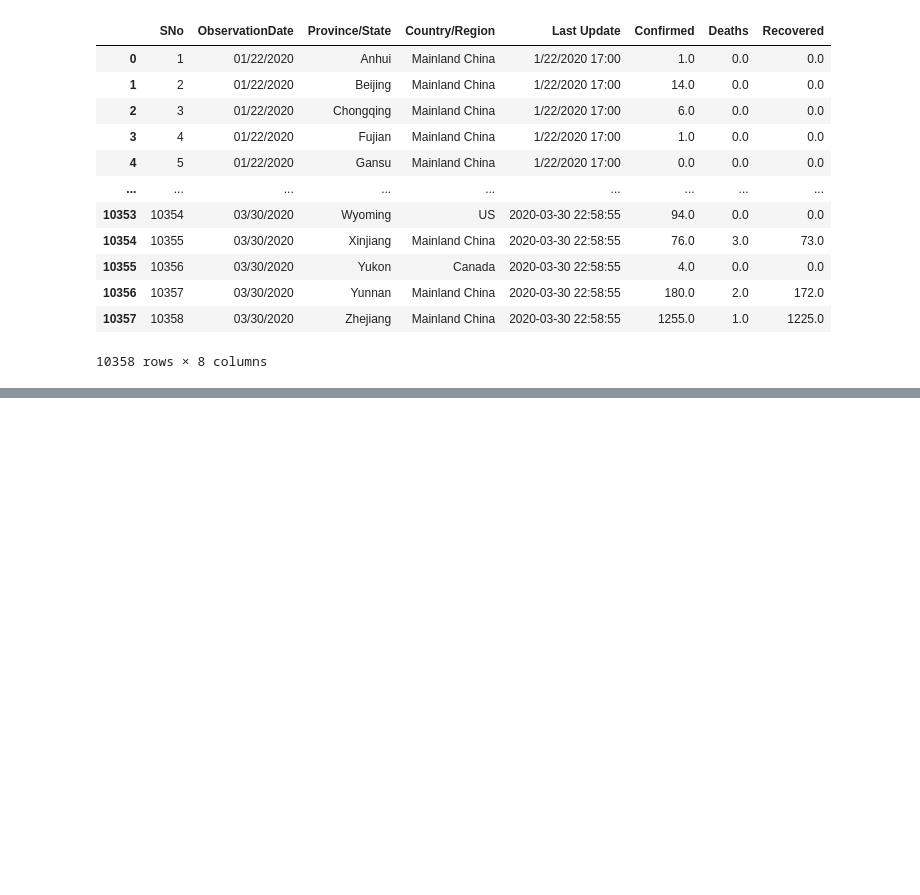
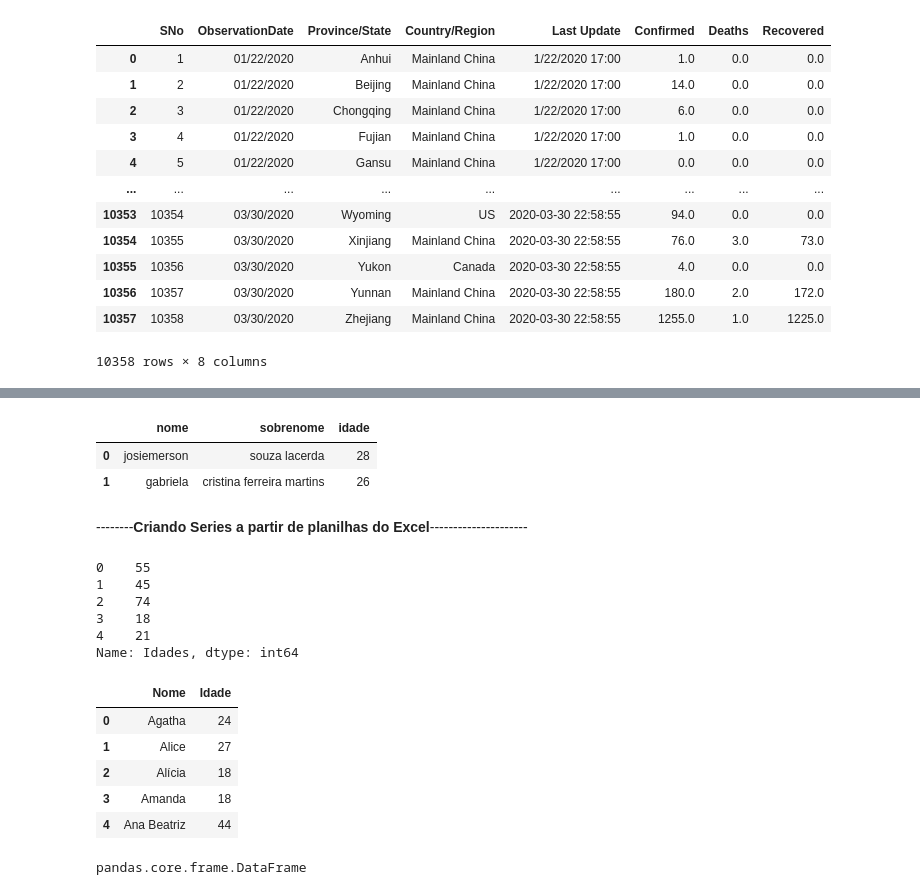
Before and after one commit to josiemerson/learning_python, a Jupyter notebook: Testes_Unidade_3_and_4_Python.ipynb, the cells around one changed output, grey strips where cells are left out. Cells and saved outputs as stored; diff of their text form; code cells hidden in the pictures; blank space fills up the shorter version.

```diff
--- a/Testes_Unidade_3_and_4_Python.ipynb
+++ b/Testes_Unidade_3_and_4_Python.ipynb
@@ -156,0 +374,37 @@ df
+# %%
+#idadescsv4 = pd.read_csv("https://raw.githubusercontent.com/josiemerson/learning_python/master/idades.csv", index_col = 1, squeeze= True)
+idadescsv4 = pd.read_csv("https://raw.githubusercontent.com/josiemerson/learning_python/master/Teste.csv", sep=';')
+idadescsv4.head() # retorna erro list index out of range Pois não existe o index_col = 1
+# %% [output]
+|  | nome | sobrenome | idade |
+| 0 | josiemerson | souza lacerda | 28 |
+| 1 | gabriela | cristina ferreira martins | 26 |
+# %% [markdown]
+--------**Criando Series a partir de planilhas do Excel**---------------------
+# %%
+## OBs: Não esqueça se o arquivo tiver 1 dimensão e você não passar squeeze = True o type do objeto será DataFrame
+## caso passe o squeeze = true então o type do object será Series.
+idadexls = pd.read_excel("https://raw.githubusercontent.com/josiemerson/learning_python/master/idades2.xlsx", squeeze= True)
+##type(idadexls) ## Retorna pandas.core.series.Series
+idadexls.head()
+# %% [output]
+0    55
+1    45
+2    74
+3    18
+4    21
+Name: Idades, dtype: int64
+# %%
+idadexls2 = pd.read_excel("https://raw.githubusercontent.com/josiemerson/learning_python/master/idades2.xlsx", sheet_name='Planilha2')
+idadexls2.head()
+# %% [output]
+|  | Nome | Idade |
+| 0 | Agatha | 24 |
+| 1 | Alice | 27 |
+| 2 | Alícia | 18 |
+| 3 | Amanda | 18 |
+| 4 | Ana Beatriz | 44 |
+# %%
+type(idadexls2) ##Type pandas.core.frame.DataFrame
+# %% [output]
+pandas.core.frame.DataFrame
```
Also changed, not shown: parts of 48 cells of this notebook.
